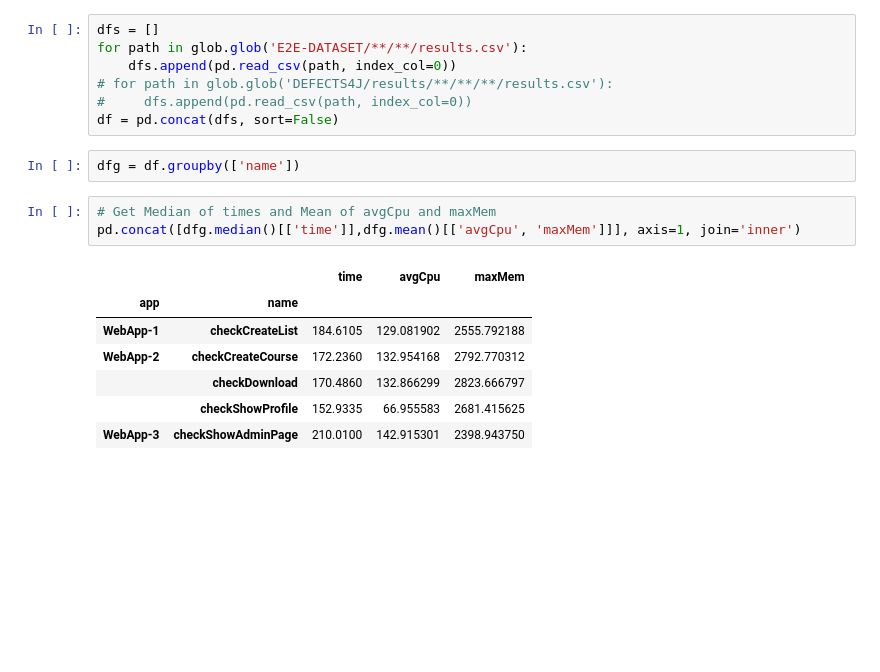
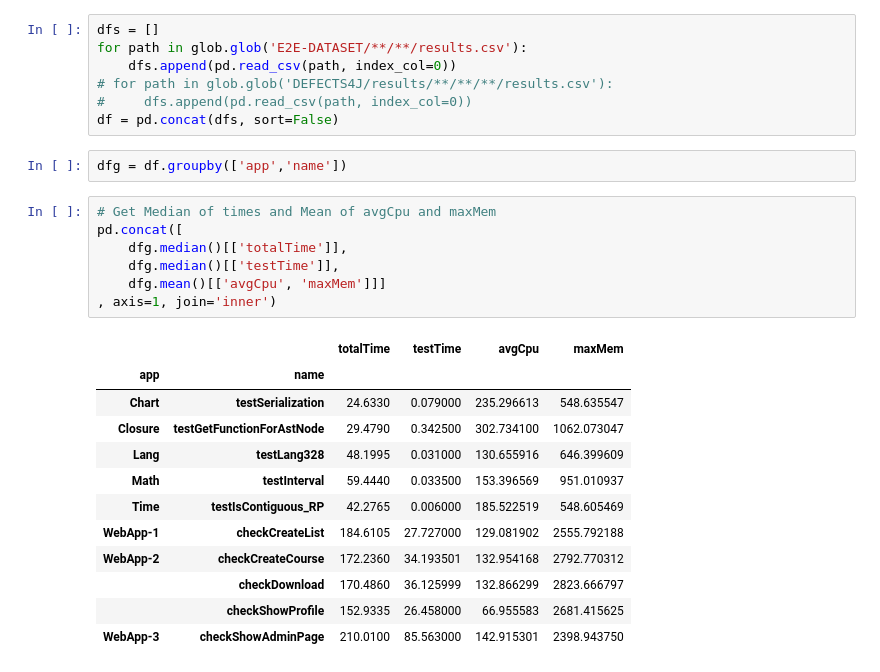
Before and after one commit to e2e-tests-dataset/comparative-experiment, a Jupyter notebook: GenerateGraphics.ipynb, the cells around one changed output. Drawn from its saved outputs; the diff is of its cells as text; blank space fills up the shorter version.

```diff
--- a/GenerateGraphics.ipynb
+++ b/GenerateGraphics.ipynb
@@ -11,16 +11,25 @@ for path in glob.glob('E2E-DATASET/**/**/results.csv'):
 #     dfs.append(pd.read_csv(path, index_col=0))
 df = pd.concat(dfs, sort=False)
 # %%
-dfg = df.groupby(['name'])
+dfg = df.groupby(['app','name'])
 # %%
 # Get Median of times and Mean of avgCpu and maxMem
-pd.concat([dfg.median()[['time']],dfg.mean()[['avgCpu', 'maxMem']]], axis=1, join='inner')
+pd.concat([
+    dfg.median()[['totalTime']],
+    dfg.median()[['testTime']],
+    dfg.mean()[['avgCpu', 'maxMem']]]
+, axis=1, join='inner')
 # %% [output]
-|  |  | time | avgCpu | maxMem |
-| app | name |  |  |  |
-| WebApp-1 | checkCreateList | 184.6105 | 129.081902 | 2555.792188 |
-| WebApp-2 | checkCreateCourse | 172.2360 | 132.954168 | 2792.770312 |
-|  | checkDownload | 170.4860 | 132.866299 | 2823.666797 |
-|  | checkShowProfile | 152.9335 | 66.955583 | 2681.415625 |
-| WebApp-3 | checkShowAdminPage | 210.0100 | 142.915301 | 2398.943750 |
+|  |  | totalTime | testTime | avgCpu | maxMem |
+| app | name |  |  |  |  |
+| Chart | testSerialization | 24.6330 | 0.079000 | 235.296613 | 548.635547 |
+| Closure | testGetFunctionForAstNode | 29.4790 | 0.342500 | 302.734100 | 1062.073047 |
+| Lang | testLang328 | 48.1995 | 0.031000 | 130.655916 | 646.399609 |
+| Math | testInterval | 59.4440 | 0.033500 | 153.396569 | 951.010937 |
+| Time | testIsContiguous_RP | 42.2765 | 0.006000 | 185.522519 | 548.605469 |
+| WebApp-1 | checkCreateList | 184.6105 | 27.727000 | 129.081902 | 2555.792188 |
+| WebApp-2 | checkCreateCourse | 172.2360 | 34.193501 | 132.954168 | 2792.770312 |
+|  | checkDownload | 170.4860 | 36.125999 | 132.866299 | 2823.666797 |
+|  | checkShowProfile | 152.9335 | 26.458000 | 66.955583 | 2681.415625 |
+| WebApp-3 | checkShowAdminPage | 210.0100 | 85.563000 | 142.915301 | 2398.943750 |
 # %%
```
Also changed, not shown: parts of 2 cells of this notebook, 11 other files.
